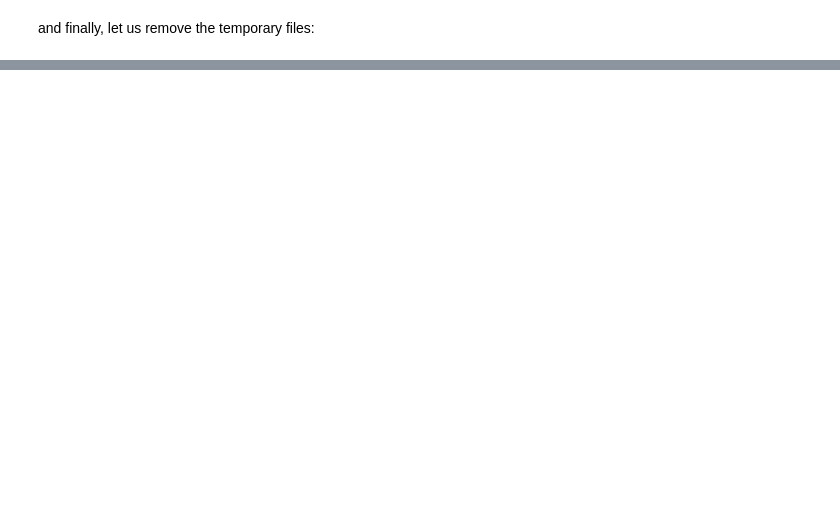
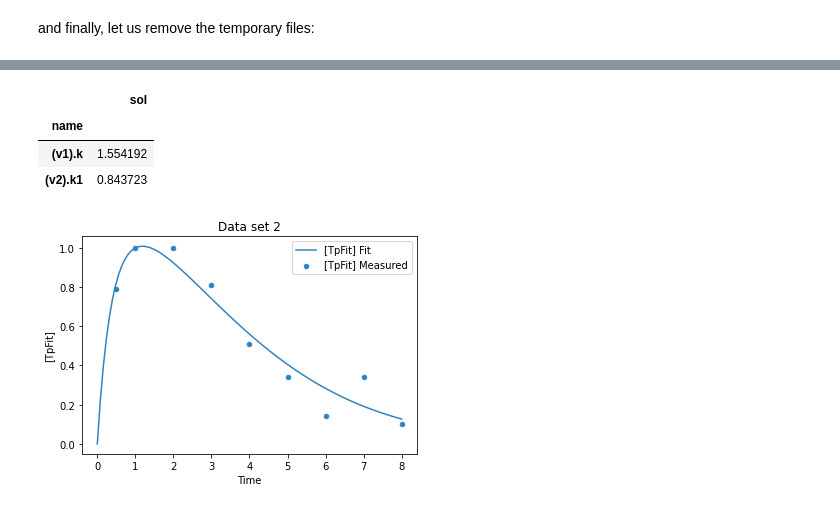
Before and after one commit to copasi/basico, a Jupyter notebook: docs/notebooks/Profile_likelihood.ipynb, the cells around one changed output, grey strips where cells are left out. Cells and saved outputs as stored; diff of their text form; code cells hidden in the pictures; blank space fills up the shorter version.

```diff
--- a/docs/notebooks/Profile_likelihood.ipynb
+++ b/docs/notebooks/Profile_likelihood.ipynb
@@ -98,0 +200,19 @@ and finally, let us remove the temporary files:
+# %%
+remove_experiments()
+add_experiment('Data set 2',pd.DataFrame(data = {
+    'Time': [0.5, 1, 2, 3, 4, 5, 6, 7, 8],
+    '[TpFit]': [0.79, 1, 1, 0.81, 0.51, 0.34, 0.14, 0.34, 0.1],
+    #'sd': [0.1,0.1,0.1,0.1,0.1,0.1,0.1,0.1,0.1]
+}))
+
+sol = run_parameter_estimation(method=PE.HOOKE_JEEVES, update_model=True)
+sol[['sol']]
+# %% [output]
+|  | sol |
+| name |  |
+| (v1).k | 1.554192 |
+| (v2).k1 | 0.843723 |
+# %%
+plot_per_experiment(solution=sol);
+# %% [output]
+[figure, added]
```
Also changed, not shown: parts of 20 cells of this notebook, 2 other files.
